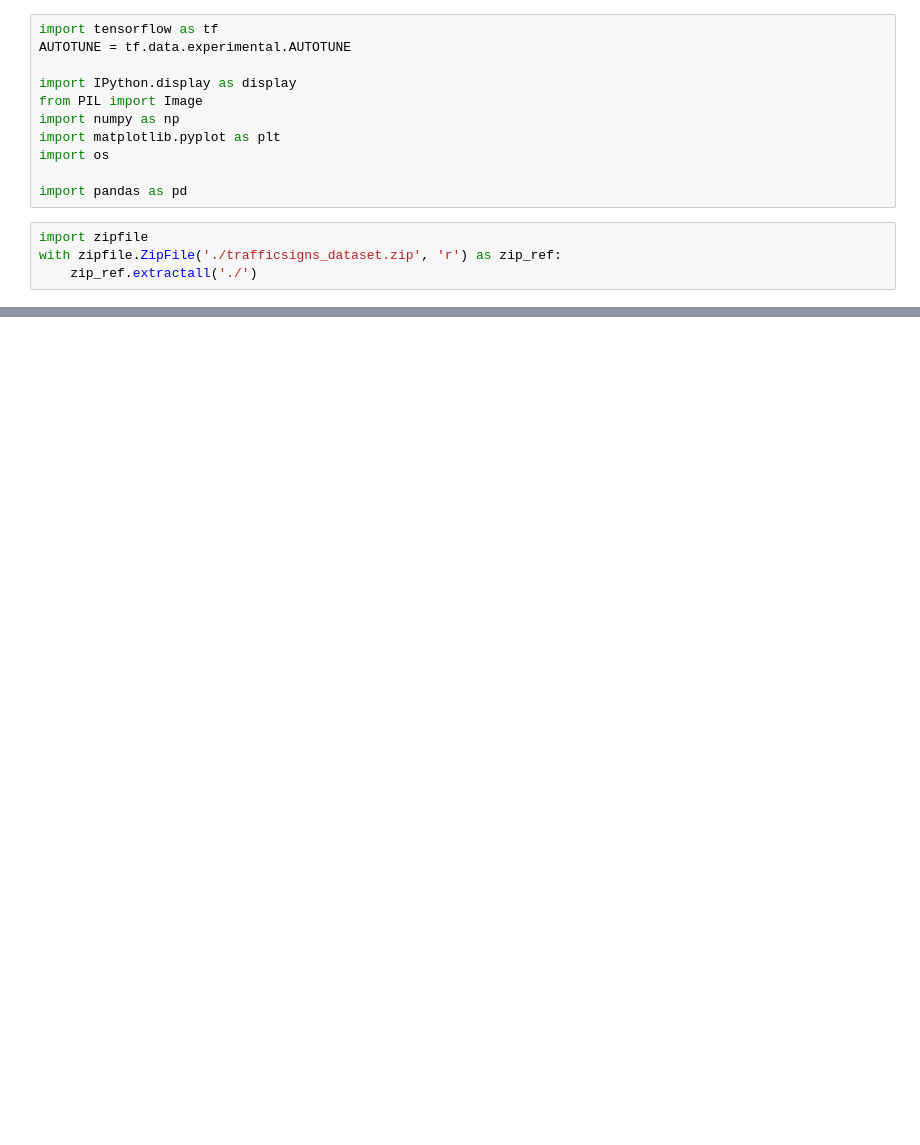
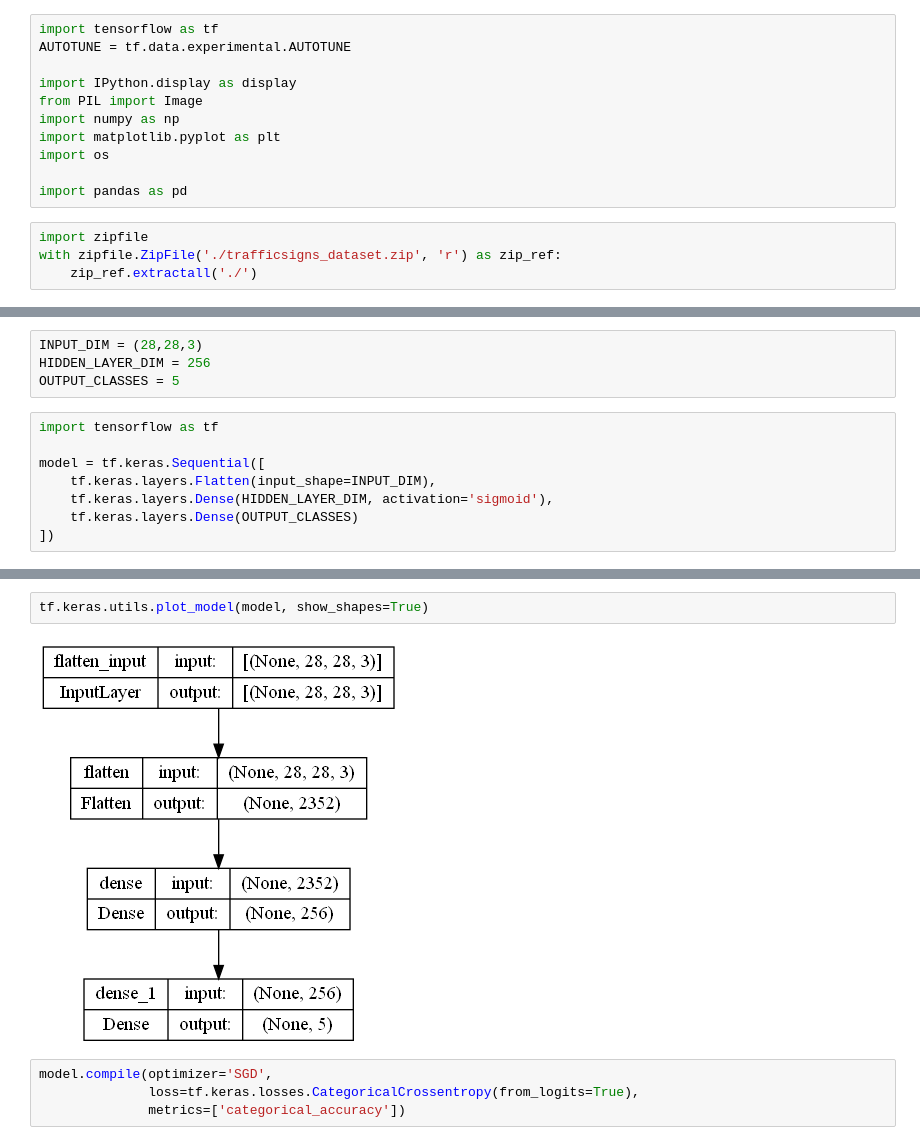
Before and after one commit to Lakindud2002/ML-Assignment2, a Jupyter notebook: Test.ipynb, the cells around one changed output, grey strips where cells are left out. Cells and saved outputs as stored; diff of their text form; blank space fills up the shorter version.

```diff
--- a/Test.ipynb
+++ b/Test.ipynb
@@ -70,0 +91,12 @@ validation_df.to_csv('SignValData.csv')
+# %%
+INPUT_DIM = (28,28,3)
+HIDDEN_LAYER_DIM = 256
+OUTPUT_CLASSES = 5
+# %%
+import tensorflow as tf
+
+model = tf.keras.Sequential([
+    tf.keras.layers.Flatten(input_shape=INPUT_DIM),
+    tf.keras.layers.Dense(HIDDEN_LAYER_DIM, activation='sigmoid'),
+    tf.keras.layers.Dense(OUTPUT_CLASSES)
+])
@@ -70,0 +121,8 @@ validation_df.to_csv('SignValData.csv')
+# %%
+tf.keras.utils.plot_model(model, show_shapes=True)
+# %% [output]
+[figure, added]
+# %%
+model.compile(optimizer='SGD',
+              loss=tf.keras.losses.CategoricalCrossentropy(from_logits=True),
+              metrics=['categorical_accuracy'])
```
Also changed, not shown: parts of 9 cells of this notebook, 3 other files.
